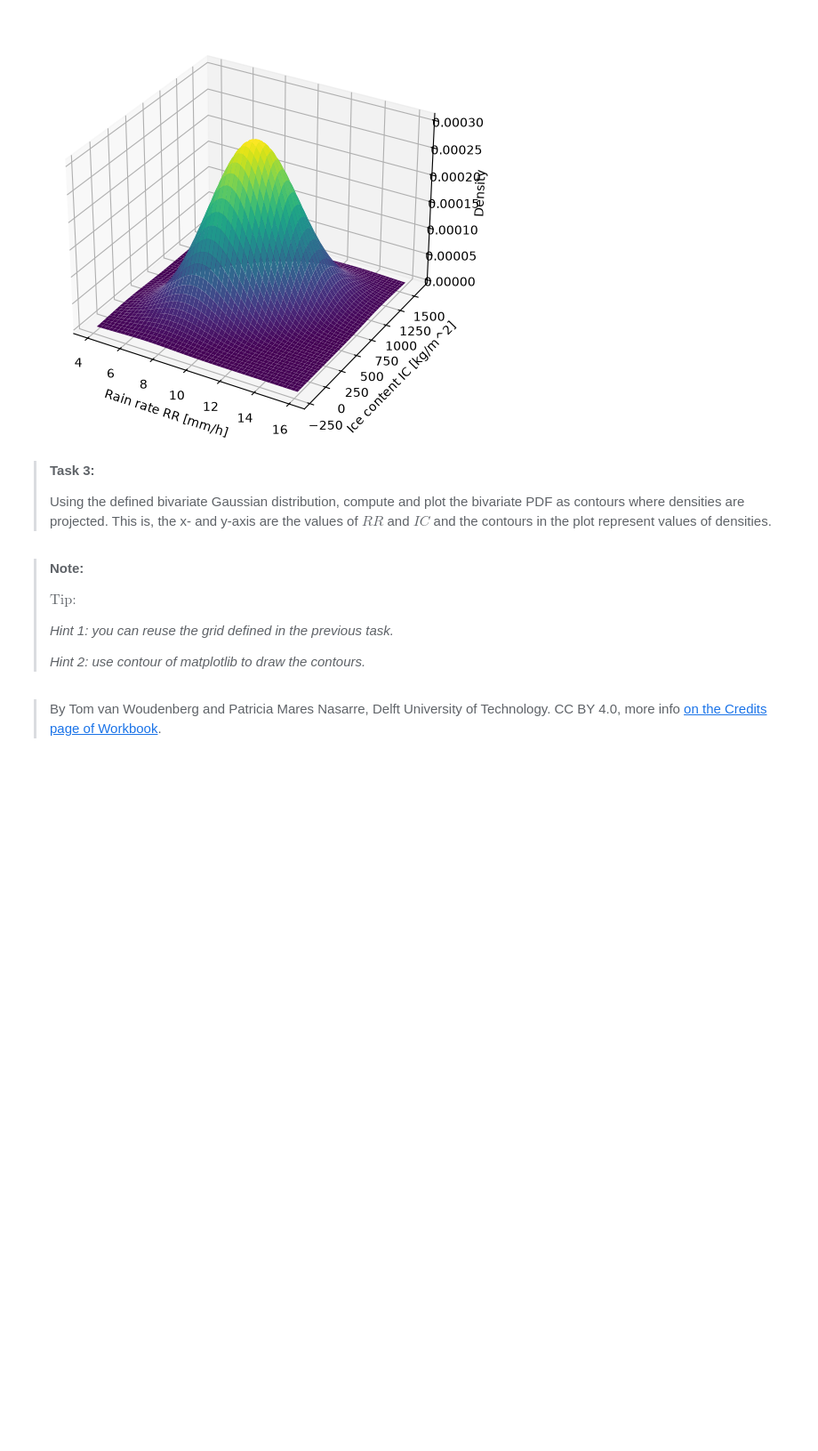
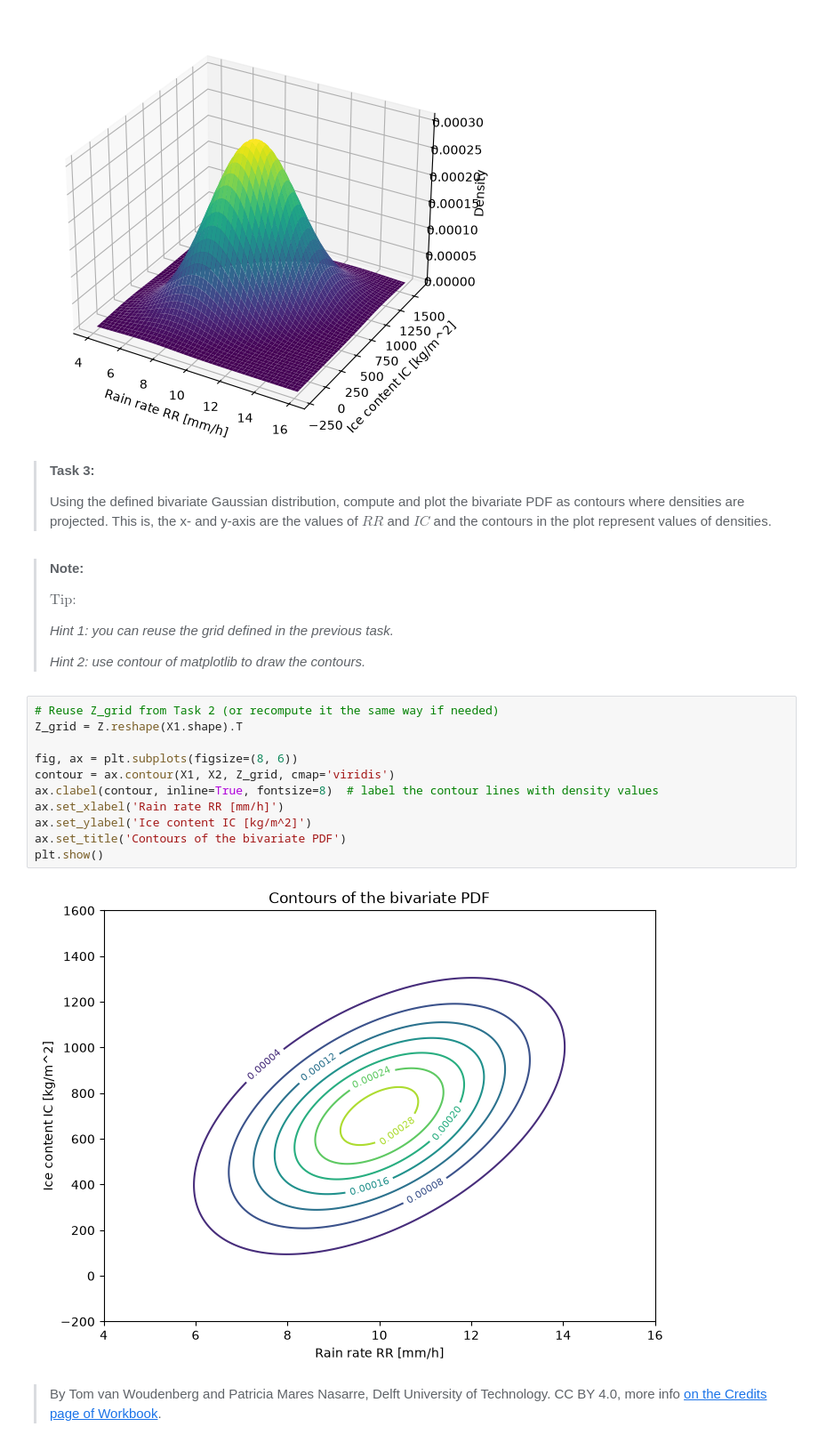
Before and after one commit to tmesticka/PA1.5, a Jupyter notebook: scipy_statcs_3d_plots.ipynb, the cells around one changed output. Shown at 89% size. Cells and saved outputs as stored; diff of their text form; blank space fills up the shorter version.

Commit message:
Task 3

```diff
--- a/scipy_statcs_3d_plots.ipynb
+++ b/scipy_statcs_3d_plots.ipynb
@@ -203,5 +203,18 @@ plt.show()
 > *Hint 1: you can reuse the grid defined in the previous task.*
 >
 > *Hint 2: use contour of matplotlib to draw the contours.*
+# %%
+# Reuse Z_grid from Task 2 (or recompute it the same way if needed)
+Z_grid = Z.reshape(X1.shape).T
+
+fig, ax = plt.subplots(figsize=(8, 6))
+contour = ax.contour(X1, X2, Z_grid, cmap='viridis')
+ax.clabel(contour, inline=True, fontsize=8)  # label the contour lines with density values
+ax.set_xlabel('Rain rate RR [mm/h]')
+ax.set_ylabel('Ice content IC [kg/m^2]')
+ax.set_title('Contours of the bivariate PDF')
+plt.show()
+# %% [output]
+[figure, added]
 # %% [markdown]
 > By Tom van Woudenberg and Patricia Mares Nasarre, Delft University of Technology. CC BY 4.0, more info [on the Credits page of Workbook](https://mude.citg.tudelft.nl/workbook-2026/credits.html).
```
